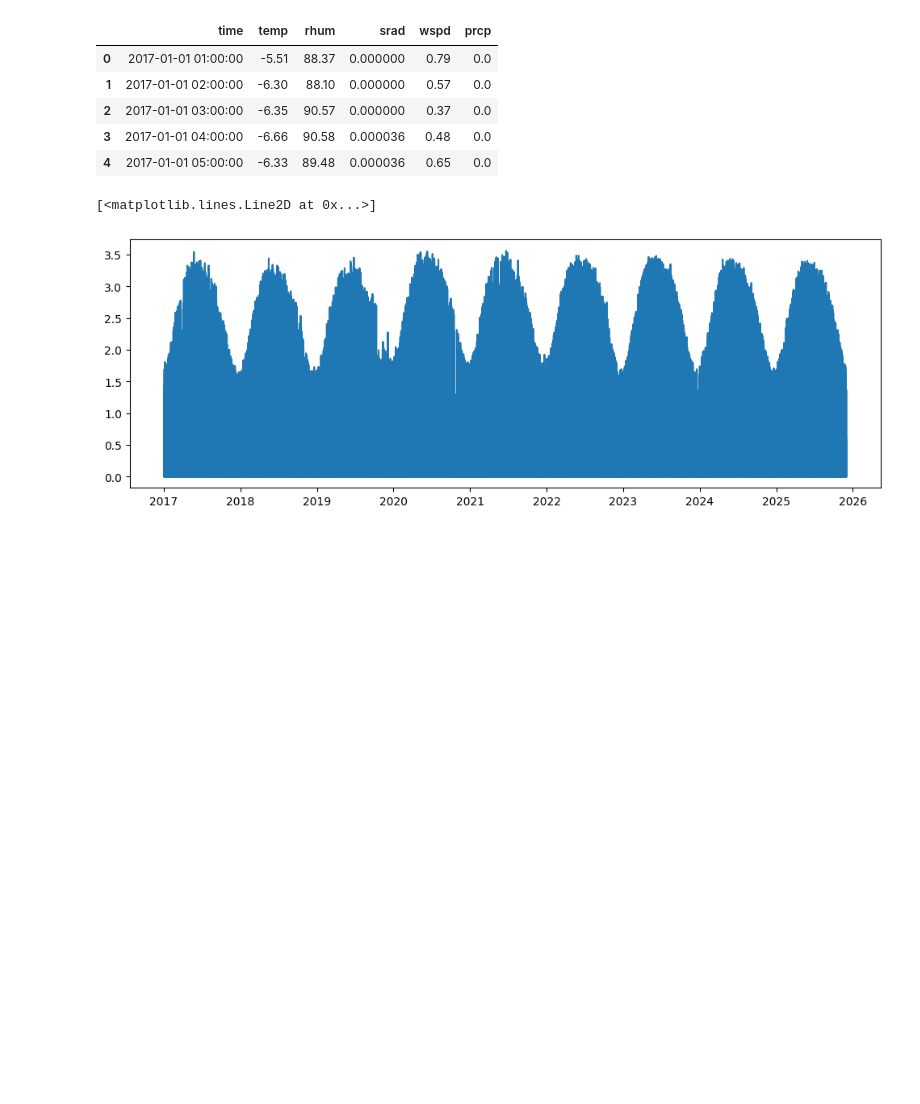
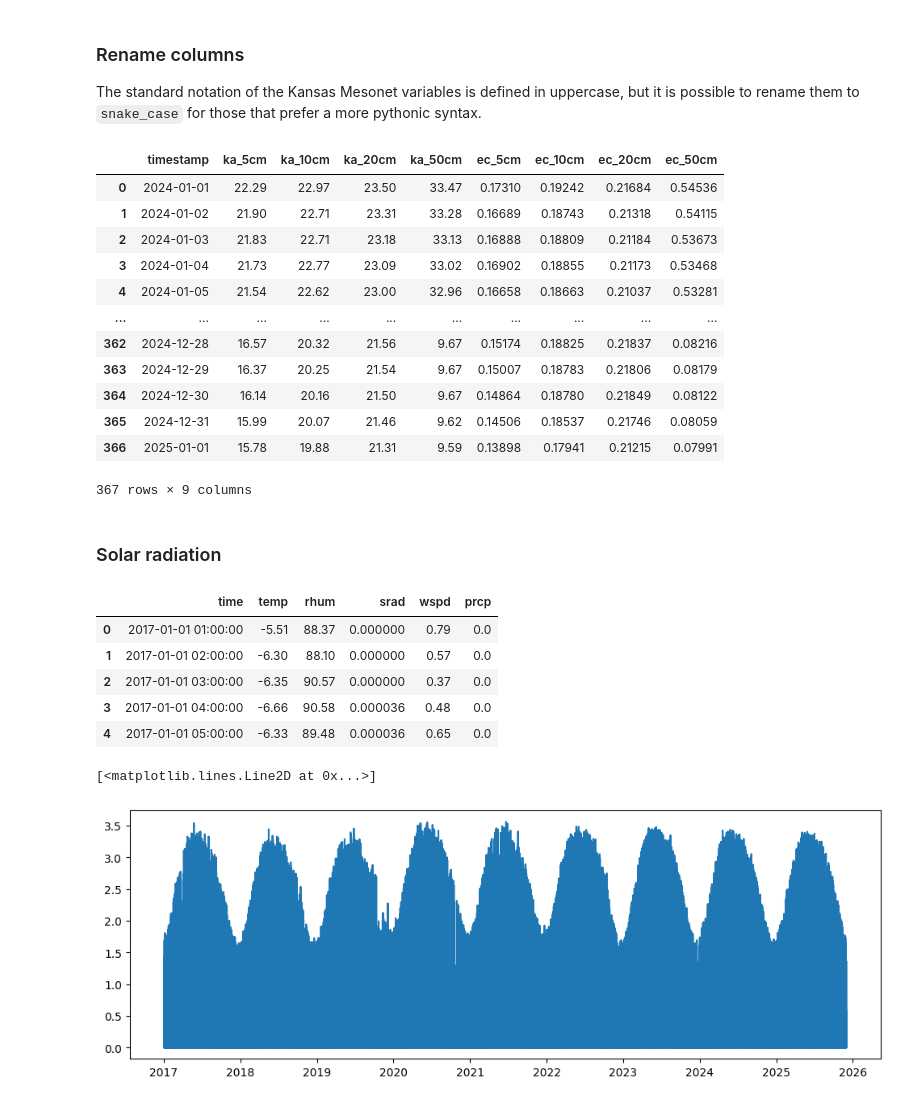
Before and after one commit to soilwater/ksmesopy, a Jupyter notebook: ksmesopy/examples/examples.ipynb, the cells around one changed output. Saved outputs shown, nothing was run; the diff lists cells and outputs as text; code cells hidden in the pictures; blank space fills up the shorter version.

```diff
--- a/ksmesopy/examples/examples.ipynb
+++ b/ksmesopy/examples/examples.ipynb
@@ -36,0 +61,10 @@ df = meso.request_data(station,start_date,end_date,interval,variables)
+# %%
+# Download daily temperature and precipitation for one station
+df = ms.request_data(
+    station="Manhattan",
+    start="2024-01-01",
+    end="2025-01-01",
+    interval="day",
+    variables=["SOILKA5CM","SOILKA10CM","SOILKA20CM","SOILKA50CM",
+             "SOILEC5CM","SOILEC10CM","SOILEC20CM","SOILEC50CM"],
+)
@@ -37,3 +103,22 @@ df = meso.request_data(station,start_date,end_date,interval,variables)
+# %% [markdown]
+### Rename columns
+The standard notation of the Kansas Mesonet variables is defined in uppercase, but it is possible to rename them to `snake_case` for those that prefer a more pythonic syntax.
 # %%
-df = meso.rename_using_preset(df)
+ms.rename_columns(df)
+# %% [output]
+|  | timestamp | ka_5cm | ka_10cm | ka_20cm | ka_50cm | ec_5cm | ec_10cm | ec_20cm | ec_50cm |
+| 0 | 2024-01-01 | 22.29 | 22.97 | 23.50 | 33.47 | 0.17310 | 0.19242 | 0.21684 | 0.54536 |
+| 1 | 2024-01-02 | 21.90 | 22.71 | 23.31 | 33.28 | 0.16689 | 0.18743 | 0.21318 | 0.54115 |
+| 2 | 2024-01-03 | 21.83 | 22.71 | 23.18 | 33.13 | 0.16888 | 0.18809 | 0.21184 | 0.53673 |
+| 3 | 2024-01-04 | 21.73 | 22.77 | 23.09 | 33.02 | 0.16902 | 0.18855 | 0.21173 | 0.53468 |
+| 4 | 2024-01-05 | 21.54 | 22.62 | 23.00 | 32.96 | 0.16658 | 0.18663 | 0.21037 | 0.53281 |
+| ... | ... | ... | ... | ... | ... | ... | ... | ... | ... |
+| 362 | 2024-12-28 | 16.57 | 20.32 | 21.56 | 9.67 | 0.15174 | 0.18825 | 0.21837 | 0.08216 |
+| 363 | 2024-12-29 | 16.37 | 20.25 | 21.54 | 9.67 | 0.15007 | 0.18783 | 0.21806 | 0.08179 |
+| 364 | 2024-12-30 | 16.14 | 20.16 | 21.50 | 9.67 | 0.14864 | 0.18780 | 0.21849 | 0.08122 |
+| 365 | 2024-12-31 | 15.99 | 20.07 | 21.46 | 9.62 | 0.14506 | 0.18537 | 0.21746 | 0.08059 |
+| 366 | 2025-01-01 | 15.78 | 19.88 | 21.31 | 9.59 | 0.13898 | 0.17941 | 0.21215 | 0.07991 |
+367 rows × 9 columns
+# %% [markdown]
+### Solar radiation
 # %%
```
Also changed, not shown: parts of 12 cells of this notebook, 4 other files.
